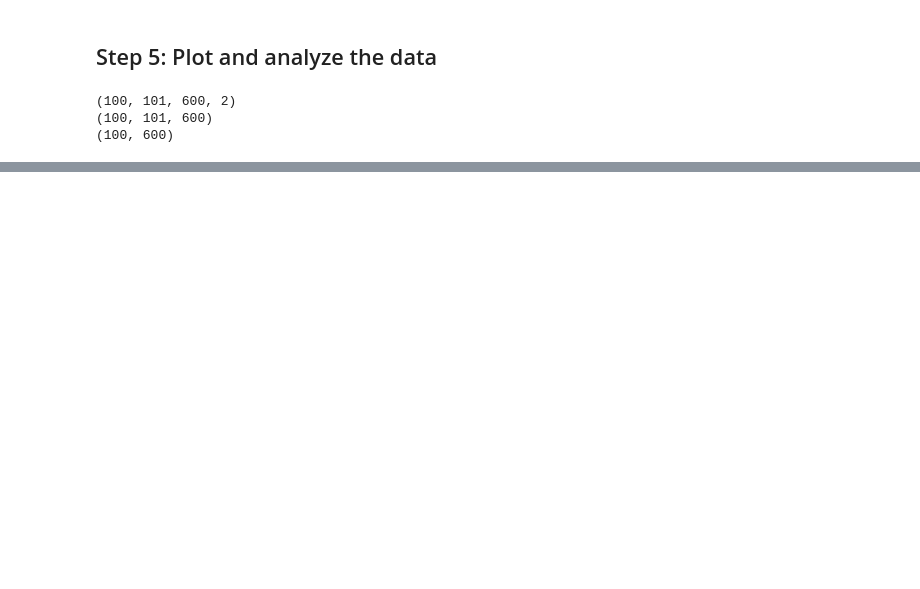
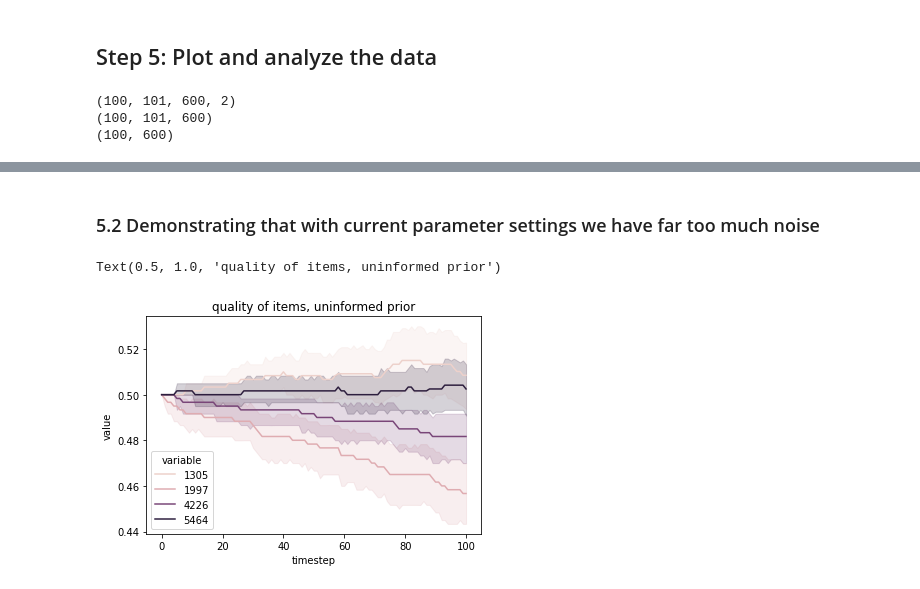
Before and after one commit to LEFTA98/ratings_with_eb, a Jupyter notebook: mab_experiments.ipynb, the cells around one changed output, grey strips where cells are left out. Saved outputs shown, nothing was run; the diff lists cells and outputs as text; code cells hidden in the pictures; blank space fills up the shorter version.

```diff
--- a/mab_experiments.ipynb
+++ b/mab_experiments.ipynb
@@ -223,18 +440,31 @@ print(uninformed_plays_data.shape)
 # %%
-uninformed_prior_data_agg = uninformed_prior_data[:,:,indices_of_interest,:].sum(axis=0)/num_sims
-eb_prior_data_agg = eb_prior_data[:,:,indices_of_interest,:].sum(axis=0)/num_sims
-uninformed_greedy_prior_data_agg = uninformed_greedy_prior_data[:,:,indices_of_interest,:].sum(axis=0)/num_sims
-eb_greedy_prior_data_agg = eb_greedy_prior_data[:,:,indices_of_interest,:].sum(axis=0)/num_sims
+uninformed_means_data = (uninformed_prior_data[:,:,indices_of_interest,0]/(uninformed_prior_data[:,:,indices_of_interest,0]+uninformed_prior_data[:,:,indices_of_interest,1]))
+eb_means_data = (eb_prior_data[:,:,indices_of_interest,0]/(eb_prior_data[:,:,indices_of_interest,0] + eb_prior_data[:,:,indices_of_interest,1]))
+# uninformed_greedy_means_data = (uninformed_greedy_prior_data[:,:,indices_of_interest,0]/(uninformed_greedy_prior_data[:,:,indices_of_interest,0] + uninformed_greedy_prior_data[:,:,indices_of_interest,1]))
+# eb_greedy_means_data = (eb_greedy_prior_data[:,:,indices_of_interest,0]/(eb_greedy_prior_data[:,:,indices_of_interest,0] + eb_greedy_prior_data[:,:,indices_of_interest,1]))
+uninformed_multiuser_data = (uninformed_multiuser_prior_data[:,:,indices_of_interest,0]/(uninformed_multiuser_prior_data[:,:,indices_of_interest,0] + uninformed_multiuser_prior_data[:,:,indices_of_interest,1]))
+eb_multiuser_data = (eb_multiuser_prior_data[:,:,indices_of_interest,0]/(eb_multiuser_prior_data[:,:,indices_of_interest,0] + eb_multiuser_prior_data[:,:,indices_of_interest,1]))
+uninformed_cycling_data = (uninformed_cycling_prior_data[:,:,indices_of_interest,0]/(uninformed_cycling_prior_data[:,:,indices_of_interest,0] + uninformed_cycling_prior_data[:,:,indices_of_interest,1]))
+eb_cycling_data = (eb_cycling_prior_data[:,:,indices_of_interest,0]/(eb_cycling_prior_data[:,:,indices_of_interest,0]+eb_cycling_prior_data[:,:,indices_of_interest,1]))
+
 
 uninformed_rewards = uninformed_rewards_data[:,:,indices_of_interest].mean(axis=0)
 eb_rewards = eb_rewards_data[:,:,indices_of_interest].mean(axis=0)
-uninformed_greedy_rewards = uninformed_greedy_rewards_data[:,:,indices_of_interest].mean(axis=0)
-eb_greedy_rewards = eb_greedy_rewards_data[:,:,indices_of_interest].mean(axis=0)
+# uninformed_greedy_rewards = uninformed_greedy_rewards_data[:,:,indices_of_interest].mean(axis=0)
+# eb_greedy_rewards = eb_greedy_rewards_data[:,:,indices_of_interest].mean(axis=0)
+uninformed_multiuser_rewards = uninformed_multiuser_rewards_data[:,:,indices_of_interest].mean(axis=0)
+eb_multiuser_rewards = eb_multiuser_rewards_data[:,:,indices_of_interest].mean(axis=0)
+uninformed_cycling_rewards = uninformed_cycling_rewards_data[:,:,indices_of_interest].mean(axis=0)
+eb_cycling_rewards = eb_cycling_rewards_data[:,:,indices_of_interest].mean(axis=0)
 
 uninformed_plays = uninformed_plays_data[:,indices_of_interest].mean(axis=0)
 eb_plays = eb_plays_data[:,indices_of_interest].mean(axis=0)
-uninformed_greedy_plays = uninformed_greedy_plays_data[:,indices_of_interest].mean(axis=0)
-eb_greedy_plays = eb_greedy_plays_data[:,indices_of_interest].mean(axis=0)
+# uninformed_greedy_plays = uninformed_greedy_plays_data[:,indices_of_interest].mean(axis=0)
+# eb_greedy_plays = eb_greedy_plays_data[:,indices_of_interest].mean(axis=0)
+uninformed_multiuser_plays = uninformed_multiuser_plays_data[:,indices_of_interest].mean(axis=0)
+eb_multiuser_plays = eb_multiuser_plays_data[:,indices_of_interest].mean(axis=0)
+uninformed_cycling_plays = uninformed_cycling_plays_data[:,indices_of_interest].mean(axis=0)
+eb_cycling_plays = eb_cycling_plays_data[:,indices_of_interest].mean(axis=0)
 # %%
 # calculate means
 
@@ -297,0 +555,10 @@ arm pulls [0.32 0.27 0.15 0.22 0.15 0.17]
+# %% [markdown]
+### 5.2 Demonstrating that with current parameter settings we have far too much noise
+# %%
+sns.lineplot(data=mean_data_to_df(uninformed_means_data[:,:,:4], videos_of_interest[:4]),
+             x='timestep',
+             y='value',
+             hue='variable').set_title('quality of items, uninformed prior')
+# %% [output]
+Text(0.5, 1.0, 'quality of items, uninformed prior')
+[figure, added]
```
Also changed, not shown: parts of 43 cells of this notebook.
